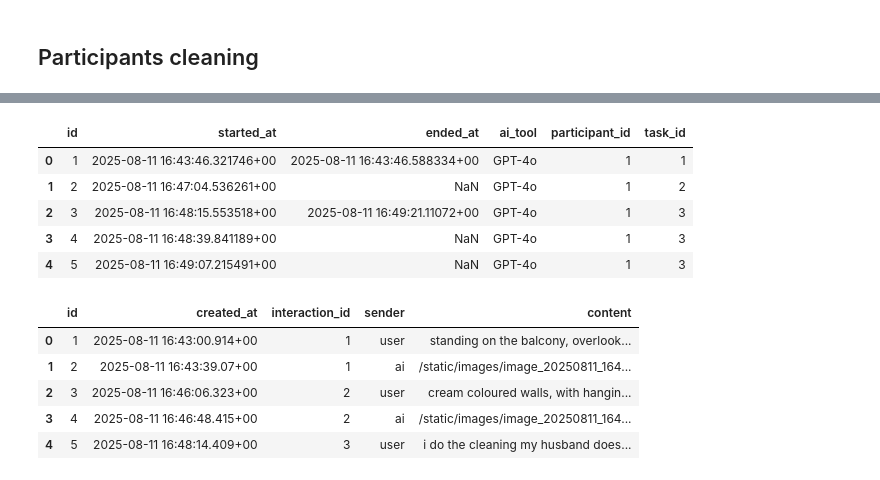
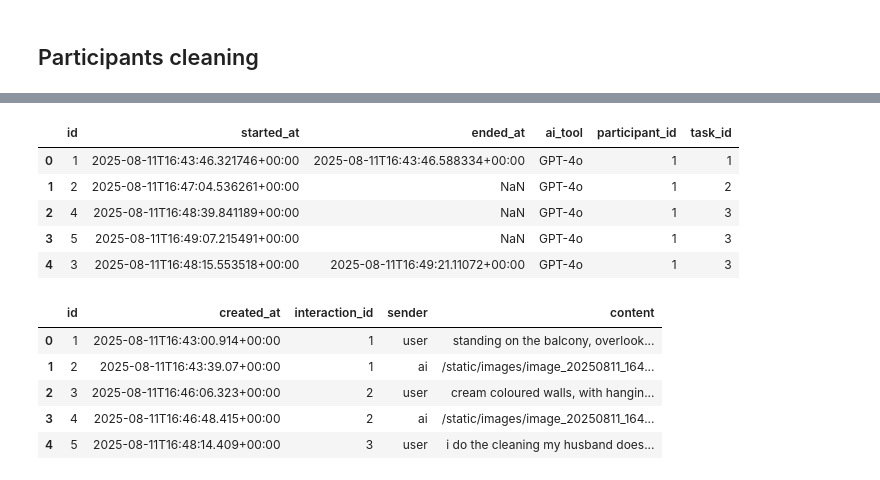
Before and after one commit to AlizaRK/hmi-ai-prompting, a Jupyter notebook: data-analysis/cleaning.ipynb, the cells around one changed output, grey strips where cells are left out. Drawn from its saved outputs; the diff is of its cells as text; code cells hidden in the pictures.

```diff
--- a/data-analysis/cleaning.ipynb
+++ b/data-analysis/cleaning.ipynb
@@ -27,20 +85,20 @@ participant.head()
 # %%
-participant_task_interaction = pd.read_csv('./data/participant_task_interaction_rows.csv')
+participant_task_interaction = pd.read_csv('participant_task_interaction.csv')
 participant_task_interaction.head()
 # %% [output]
 |  | id | started_at | ended_at | ai_tool | participant_id | task_id |
-| 0 | 1 | 2025-08-11 16:43:46.321746+00 | 2025-08-11 16:43:46.588334+00 | GPT-4o | 1 | 1 |
-| 1 | 2 | 2025-08-11 16:47:04.536261+00 | NaN | GPT-4o | 1 | 2 |
-| 2 | 3 | 2025-08-11 16:48:15.553518+00 | 2025-08-11 16:49:21.11072+00 | GPT-4o | 1 | 3 |
-| 3 | 4 | 2025-08-11 16:48:39.841189+00 | NaN | GPT-4o | 1 | 3 |
-| 4 | 5 | 2025-08-11 16:49:07.215491+00 | NaN | GPT-4o | 1 | 3 |
+| 0 | 1 | 2025-08-11T16:43:46.321746+00:00 | 2025-08-11T16:43:46.588334+00:00 | GPT-4o | 1 | 1 |
+| 1 | 2 | 2025-08-11T16:47:04.536261+00:00 | NaN | GPT-4o | 1 | 2 |
+| 2 | 4 | 2025-08-11T16:48:39.841189+00:00 | NaN | GPT-4o | 1 | 3 |
+| 3 | 5 | 2025-08-11T16:49:07.215491+00:00 | NaN | GPT-4o | 1 | 3 |
+| 4 | 3 | 2025-08-11T16:48:15.553518+00:00 | 2025-08-11T16:49:21.11072+00:00 | GPT-4o | 1 | 3 |
 # %%
-message = pd.read_csv('./data/message_rows.csv')
+message = pd.read_csv('message.csv')
 message.head()
 # %% [output]
 |  | id | created_at | interaction_id | sender | content |
-| 0 | 1 | 2025-08-11 16:43:00.914+00 | 1 | user | standing on the balcony, overlook... |
-| 1 | 2 | 2025-08-11 16:43:39.07+00 | 1 | ai | /static/images/image_20250811_164... |
-| 2 | 3 | 2025-08-11 16:46:06.323+00 | 2 | user | cream coloured walls, with hangin... |
-| 3 | 4 | 2025-08-11 16:46:48.415+00 | 2 | ai | /static/images/image_20250811_164... |
-| 4 | 5 | 2025-08-11 16:48:14.409+00 | 3 | user | i do the cleaning my husband does... |
+| 0 | 1 | 2025-08-11T16:43:00.914+00:00 | 1 | user | standing on the balcony, overlook... |
+| 1 | 2 | 2025-08-11T16:43:39.07+00:00 | 1 | ai | /static/images/image_20250811_164... |
+| 2 | 3 | 2025-08-11T16:46:06.323+00:00 | 2 | user | cream coloured walls, with hangin... |
+| 3 | 4 | 2025-08-11T16:46:48.415+00:00 | 2 | ai | /static/images/image_20250811_164... |
+| 4 | 5 | 2025-08-11T16:48:14.409+00:00 | 3 | user | i do the cleaning my husband does... |
```
Also changed, not shown: parts of 26 cells of this notebook, 1 other file.
